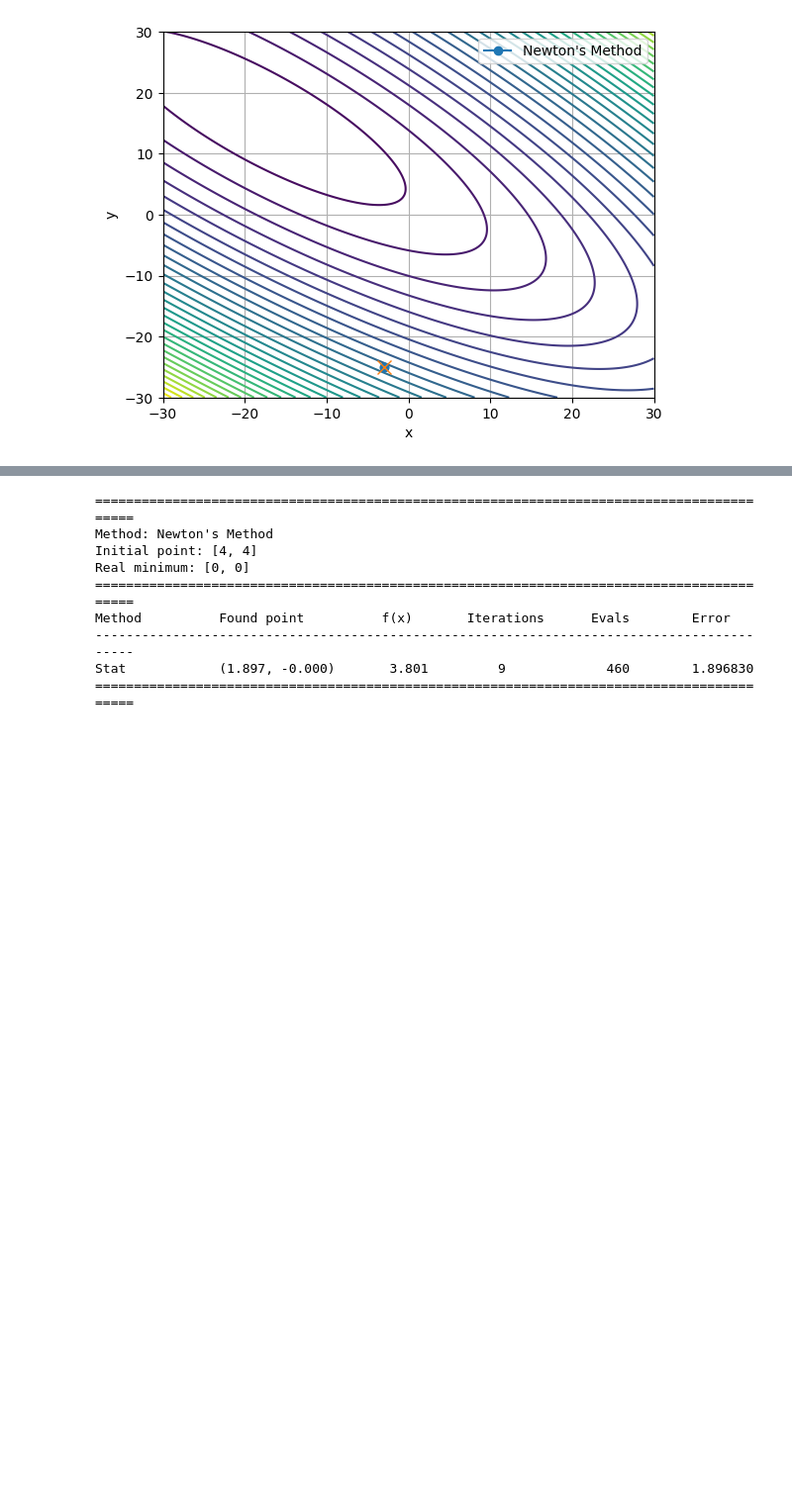
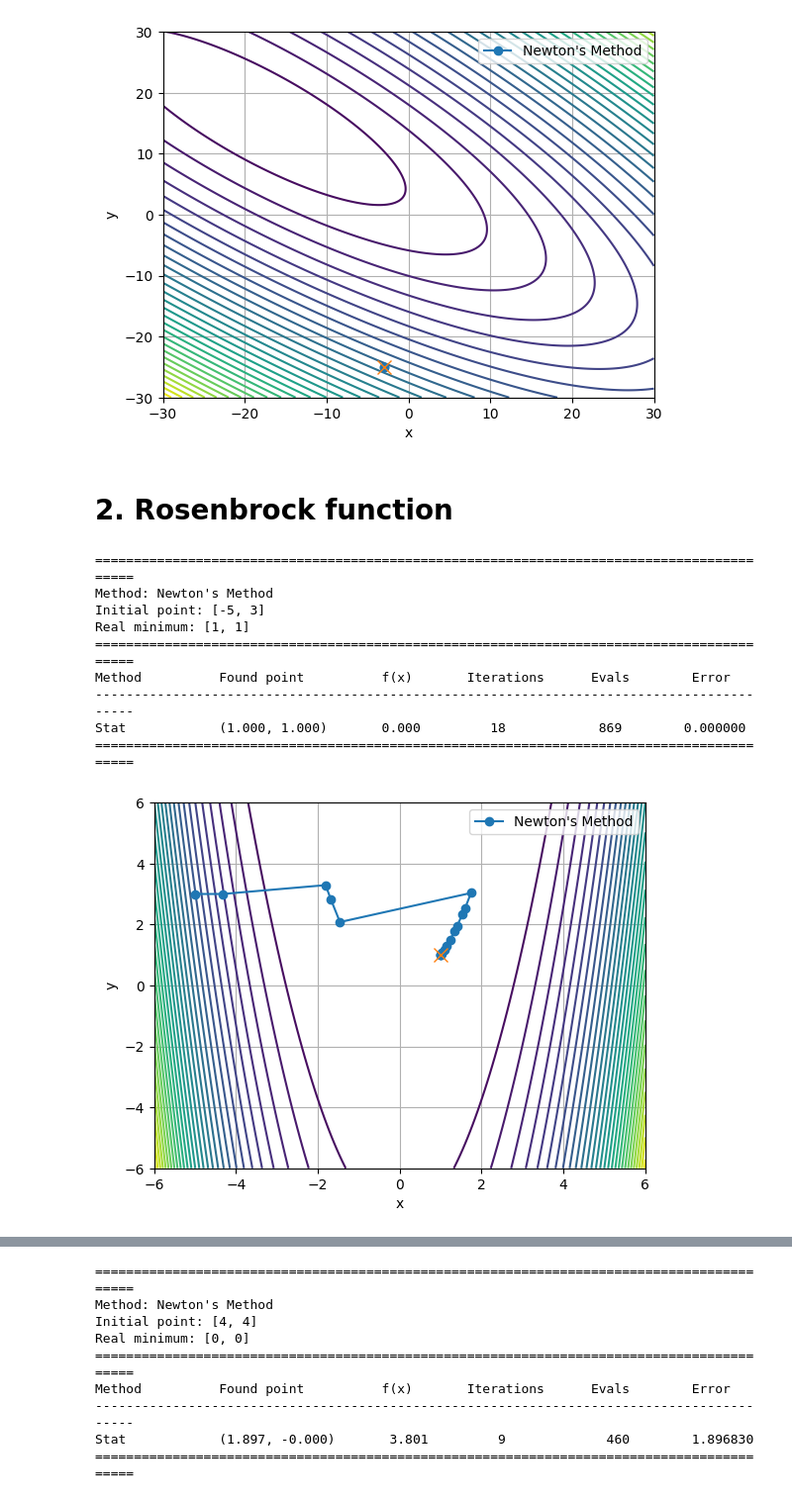
Before and after one commit to 999ashu/Advanced-Optimization-Methods, a Jupyter notebook: NM_GSS.ipynb, the cells around one changed output, grey strips where cells are left out. Shown at 99% size. Drawn from its saved outputs; the diff is of its cells as text; code cells hidden in the pictures; blank space fills up the shorter version.

```diff
--- a/NM_GSS.ipynb
+++ b/NM_GSS.ipynb
@@ -151,5 +136,20 @@ Method          Found point          f(x)       Iterations      Evals        Err
 Stat            (-3.000, -25.000)       2825.000      1             52         43.657760
 ==========================================================================================
 [figure]
+# %% [markdown]
+# 2. Rosenbrock function
+# %%
+print_output([-5, 3], newton_method, rosenbrock, grad_rosenbrock, [1, 1], label="Newton's Method")
+# %% [output]
+==========================================================================================
+Method: Newton's Method
+Initial point: [-5, 3]
+Real minimum: [1, 1]
+==========================================================================================
+Method          Found point          f(x)       Iterations      Evals        Error
+------------------------------------------------------------------------------------------
+Stat            (1.000, 1.000)       0.000         18            869        0.000000
+==========================================================================================
+[figure, new version]
 # %% [markdown]
 
```
Also changed, not shown: parts of 8 cells of this notebook, 1 other file.
